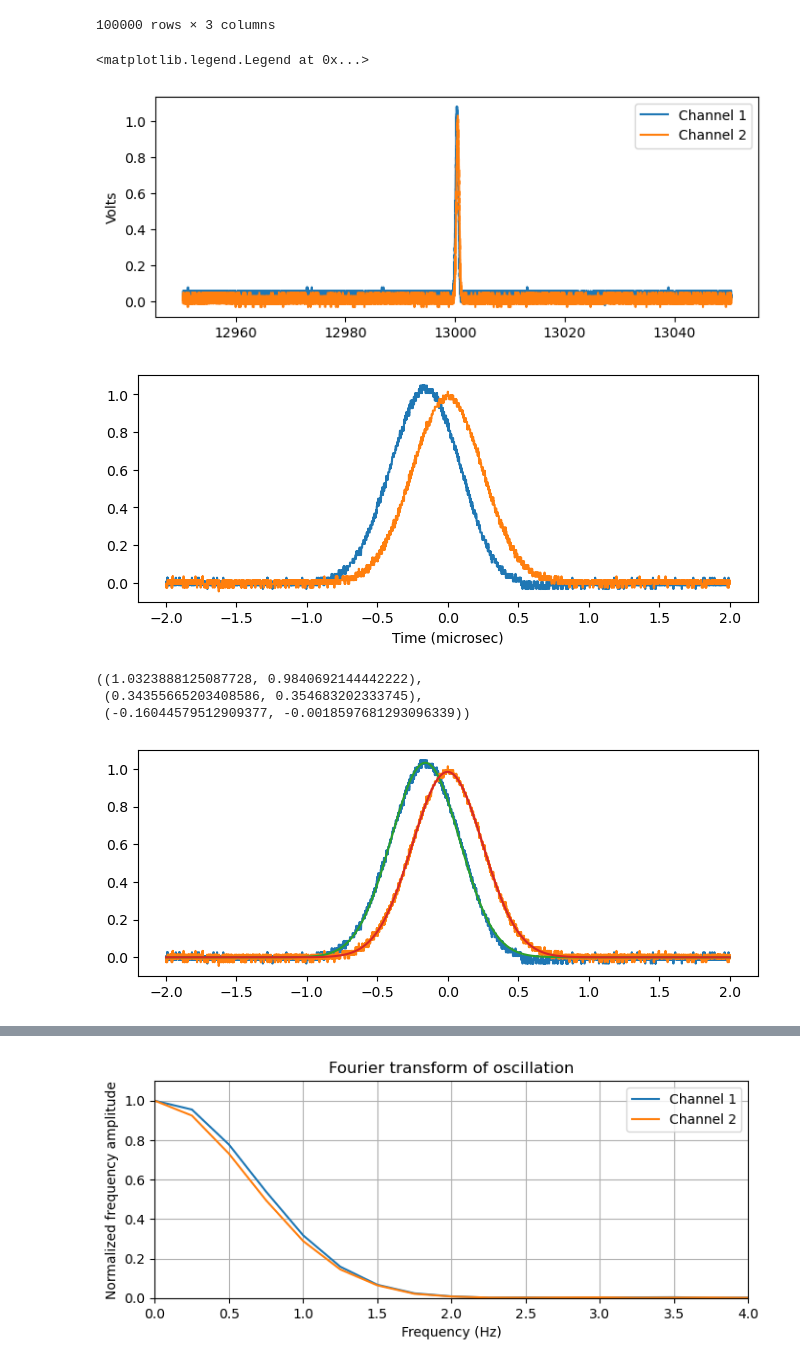
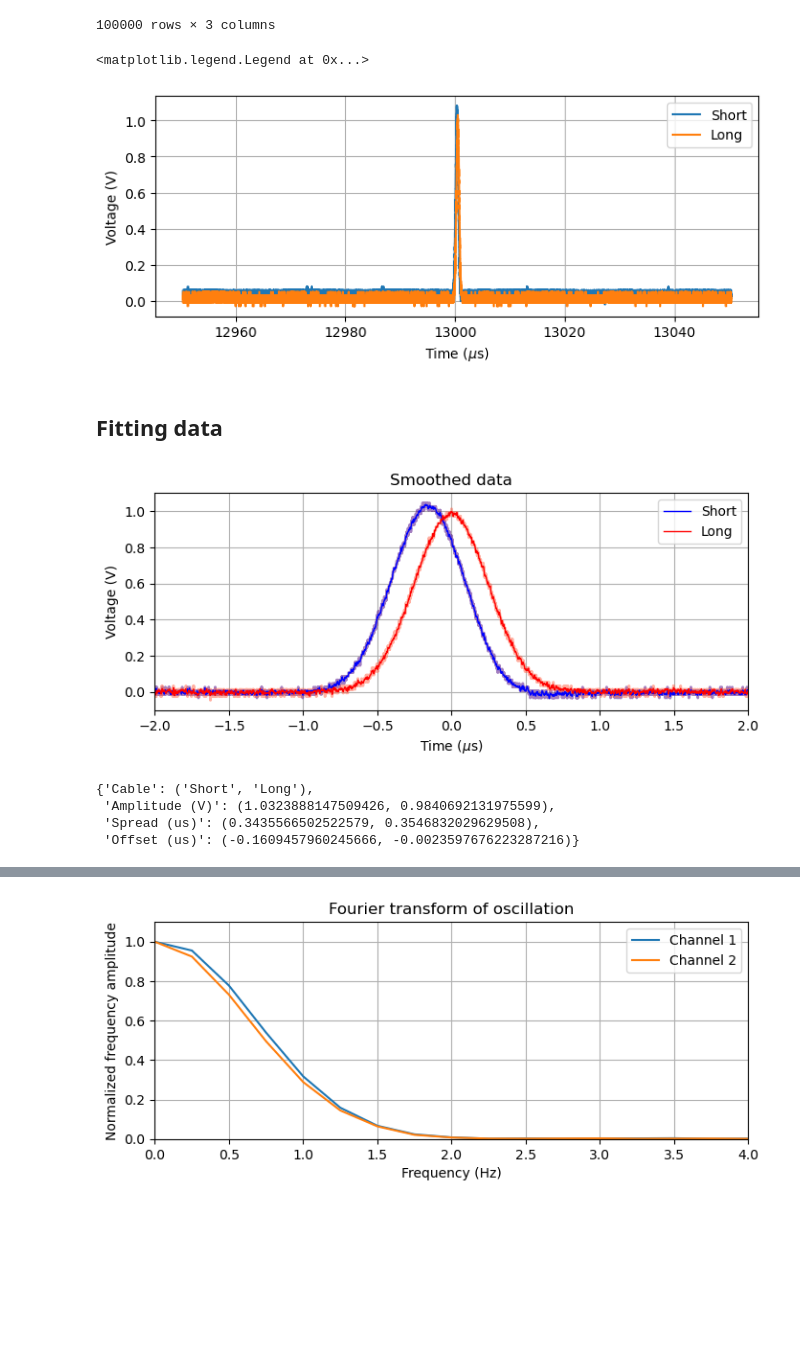
Before and after one commit to xingyzt/5bl, a Jupyter notebook: capstone/gaussian_dispersion.ipynb, the cells around one changed output, grey strips where cells are left out. Cells and saved outputs as stored; diff of their text form; code cells hidden in the pictures; blank space fills up the shorter version.

Commit message:
Smoothing and fancier graphs

```diff
--- a/capstone/gaussian_dispersion.ipynb
+++ b/capstone/gaussian_dispersion.ipynb
@@ -55,23 +57,26 @@ data
 # %%
 t_raw = data["TIME"].to_numpy()*1e6
 ch1_raw = data["CH1"].to_numpy()
 ch2_raw = data["CH3"].to_numpy()
 plt.plot(
     t_raw,
     ch1_raw,
-    label="Channel 1"
+    label="Short"
 )
 plt.plot(
     t_raw,
     ch2_raw,
-    label="Channel 2"
+    label="Long"
 )
-
-plt.ylabel("Volts")
+plt.xlabel("Time ($\mu$s)")
+plt.ylabel("Voltage (V)")
+plt.grid()
 plt.legend()
 # %% [output]
 <matplotlib.legend.Legend at 0x...>
-[figure, old version]
+[figure, new version]
+# %% [markdown]
+## Fitting data
 # %%
 near = np.abs(t_raw - t_raw[np.argmax(ch2_raw)])
 select = near < 2
@@ -79,13 +84,28 @@ antiselect = near > 3
 
 t = t_raw[select]
 t -= np.mean(t)
+dt = np.average(np.diff(t))
 
-ch1 = ch1_raw[select] - np.mean(ch1_raw[antiselect])
-ch2 = ch2_raw[select] - np.mean(ch2_raw[antiselect])
-plt.plot(t, ch1)
-plt.plot(t, ch2)
-plt.xlabel("Time (microsec)")
-plt.show()
+ch1_noisy = ch1_raw[select] - np.mean(ch1_raw[antiselect])
+ch2_noisy = ch2_raw[select] - np.mean(ch2_raw[antiselect])
+
+ch1 = sp.signal.savgol_filter(ch1_noisy, 10, 3)
+ch2 = sp.signal.savgol_filter(ch2_noisy, 10, 3)
-# %% [output]
-[figure, removed]
+# %%
+plt.title("Smoothed data")
+plt.plot(t, ch1_noisy, lw=2, alpha=0.5, c="indigo")
+plt.plot(t, ch2_noisy, lw=2, alpha=0.5, c="tomato")
+
+plt.plot(t, ch1, label="Short", lw=1, c="blue")
+plt.plot(t, ch2, label="Long", lw=1, c="red")
+
+plt.xlabel("Time ($\mu$s)")
+plt.ylabel("Voltage (V)")
+plt.grid()
+plt.legend()
+plt.xlim(-2,2)
+
+plt.show()
+# %% [output]
+[figure, added]
 # %%
@@ -97,15 +118,18 @@ delayed = lambda t, A, g, x: curve(t-x, A, g)
 [[A1, g1, x1], cov1] = sp.optimize.curve_fit(delayed, t, ch1, p0=[2, 0.3, 0])
 [[A2, g2, x2], cov2] = sp.optimize.curve_fit(delayed, t, ch2, p0=[2, 0.3, 0])
 
+# Curves fit to channels
+fit1 = delayed(t, A1, g1, x1)
+fit2 = delayed(t, A2, g2, x2)
 
-plt.plot(t, ch1)
-plt.plot(t, ch2)
-plt.plot(t, delayed(t, A1, g1, x1))
-plt.plot(t, delayed(t, A2, g2, x2))
-
-(A1, A2),(g1, g2), (x1, x2)
+{
+    "Cable": ("Short", "Long"),
+    "Amplitude (V)": (A1, A2),
+    "Spread (us)": (g1, g2),
+    "Offset (us)": (x1, x2)
+}
 # %% [output]
-((1.0323888125087728, 0.9840692144442222),
- (0.34355665203408586, 0.354683202333745),
- (-0.16044579512909377, -0.0018597681293096339))
+{'Cable': ('Short', 'Long'),
+ 'Amplitude (V)': (1.0323888147509426, 0.9840692131975599),
+ 'Spread (us)': (0.3435566502522579, 0.3546832029629508),
+ 'Offset (us)': (-0.1609457960245666, -0.0023597676223287216)}
-[figure, removed]
```
Also changed, not shown: parts of 6 cells of this notebook, 1 other file.
